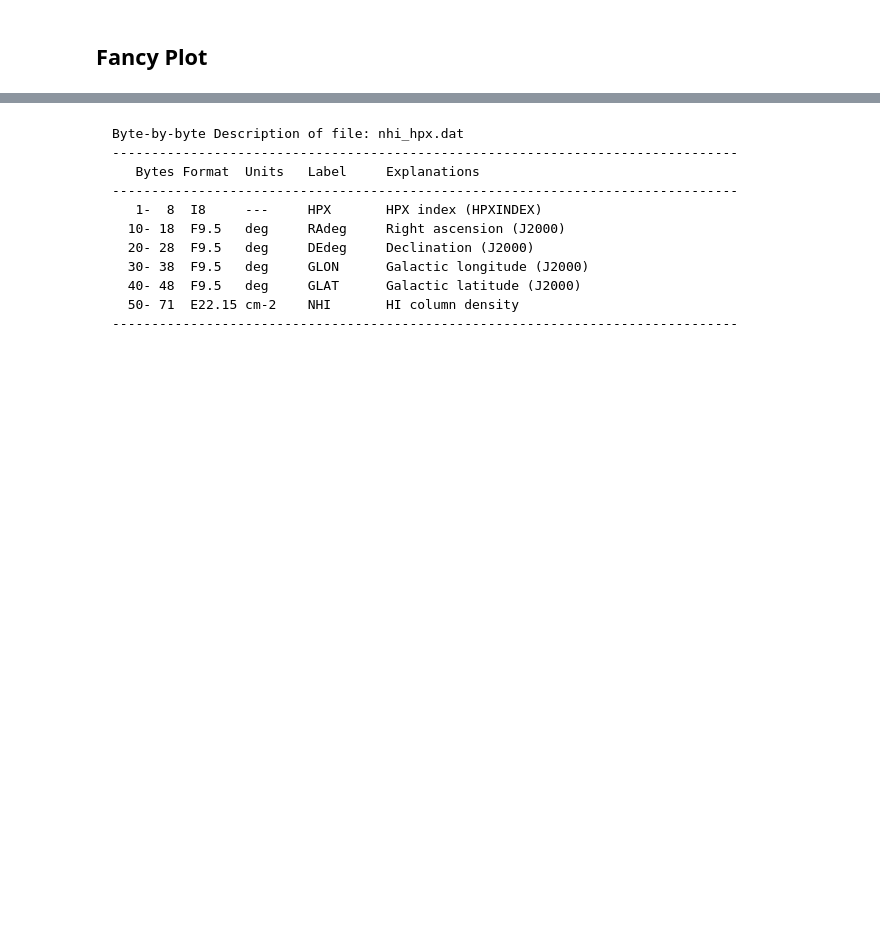
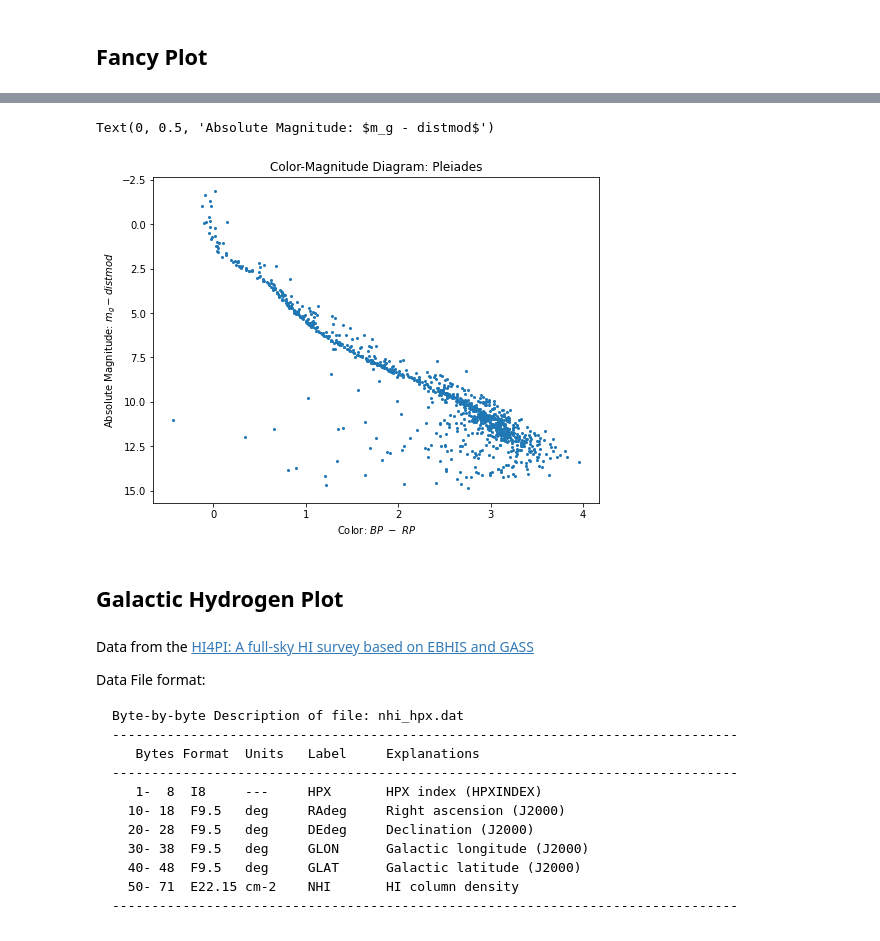
Before and after one commit to Dishwasha/cas-tau, a Jupyter notebook: AstropyTutorial.ipynb, the cells around one changed output, grey strips where cells are left out. Saved outputs shown, nothing was run; the diff lists cells and outputs as text; code cells hidden in the pictures; blank space fills up the shorter version.

````diff
--- a/AstropyTutorial.ipynb
+++ b/AstropyTutorial.ipynb
@@ -118,0 +227,14 @@ pleiades.galactic
+# %%
+from astroquery.gaia import Gaia
+
+# construct ADL query using astrometrics from above, add some obs quality constraints
+job3 = Gaia.launch_job("SELECT source_id, ra, dec, phot_g_mean_mag, phot_bp_mean_mag, phot_rp_mean_mag, parallax \
+    FROM gaiadr2.gaia_source \
+    WHERE CONTAINS(POINT('ICRS',gaiadr2.gaia_source.ra,gaiadr2.gaia_source.dec),CIRCLE('ICRS',56.75,24.1167,2))=1 \
+    AND abs(pmra_error/pmra)<0.10 \
+    AND abs(pmdec_error/pmdec)<0.10 \
+    AND pmra IS NOT NULL AND abs(pmra)>0 \
+    AND pmdec IS NOT NULL AND abs(pmdec)>0 \
+    AND pmra BETWEEN 15 AND 25 \
+    AND pmdec BETWEEN -55 AND -40;")
+pleiades_table = job3.get_results()
@@ -119,3 +264,25 @@ pleiades.galactic
+# %%
+from astropy.coordinates import Distance
+# get distance from parallax
+distance = Distance(parallax=Quantity(pleiades_table['parallax']))
+# %%
+#absolute magnitude is the apparent magnitude (phot_g_mean_mag) scaled up to a standard distance of 10pc.  distmod does this
+abs_mag=pleiades_table['phot_g_mean_mag'] - distance.distmod
+star_color = pleiades_table['phot_bp_mean_mag'] - pleiades_table['phot_rp_mean_mag']
+# %%
+#ready to plot!
+fig = plt.figure(figsize=(8,6))
+ax = fig.add_subplot(111)
+
+ax.scatter(star_color, abs_mag, s=4)
+ax.invert_yaxis()
+
+ax.set_title('Color-Magnitude Diagram: Pleiades')
+ax.set_xlabel(r'Color: $BP\ - \ RP$')
+ax.set_ylabel(r'Absolute Magnitude: $m_g - distmod$')
+# %% [output]
+Text(0, 0.5, 'Absolute Magnitude: $m_g - distmod$')
+[figure, added]
 # %%
 import numpy as np
 import pandas as pd
@@ -124,6 +291,8 @@ import matplotlib.pyplot as plt
 
 import matplotlib.colors as colors
 %matplotlib inline
+# %% [markdown]
+## Galactic Hydrogen Plot
 # %%
 from astropy.coordinates import Angle
 import astropy.units as u
@@ -133,6 +302,9 @@ from astropy.coordinates.sky_coordinate import SkyCoord
 from astropy.table import QTable, Table, vstack
 from astropy.units import Quantity
 # %% [markdown]
+Data from the [HI4PI: A full-sky HI survey based on EBHIS and GASS](https://arxiv.org/abs/1610.06175)
+
+Data File format:
 ```
 Byte-by-byte Description of file: nhi_hpx.dat
 --------------------------------------------------------------------------------
````
Also changed, not shown: parts of 60 cells of this notebook.
